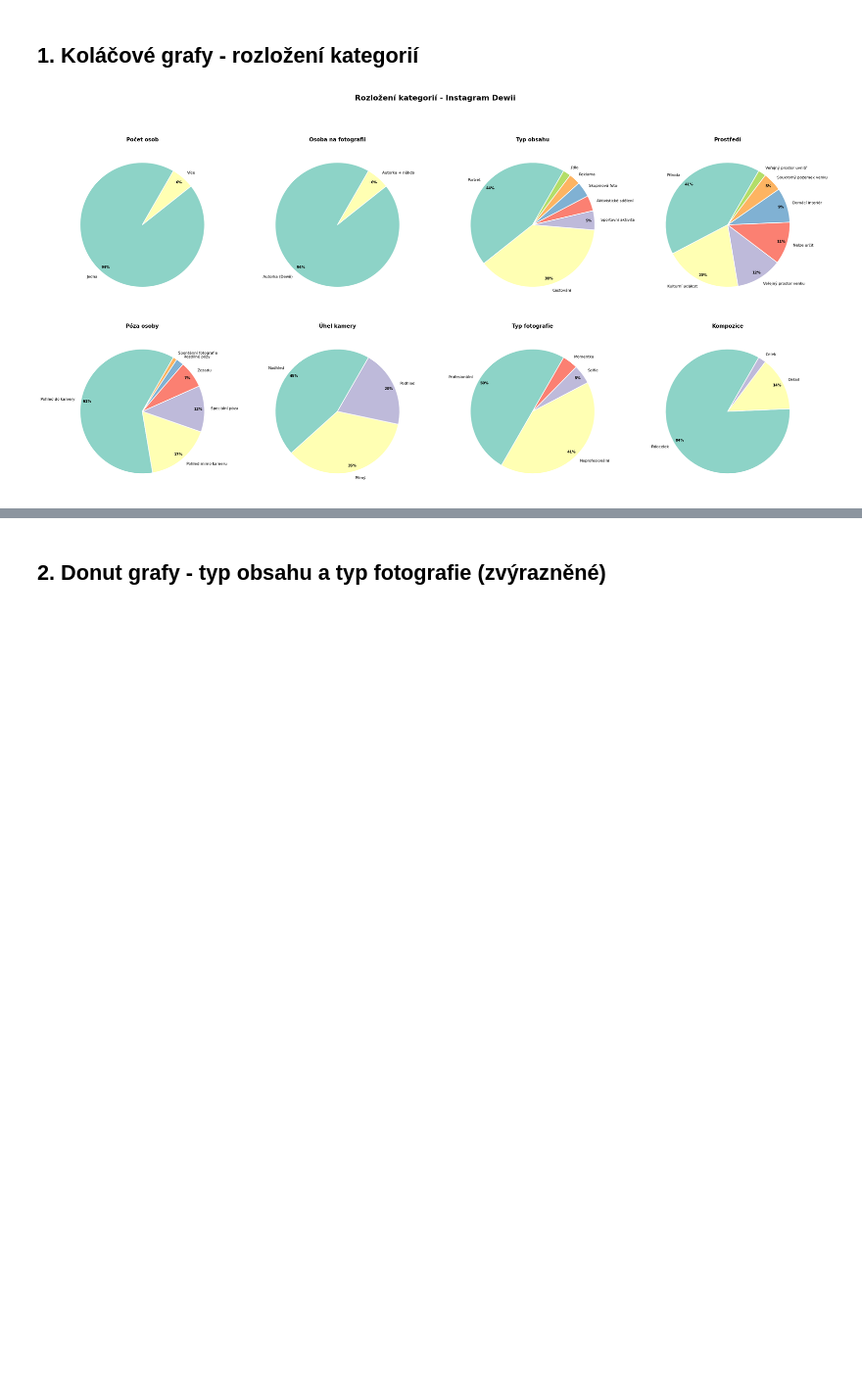
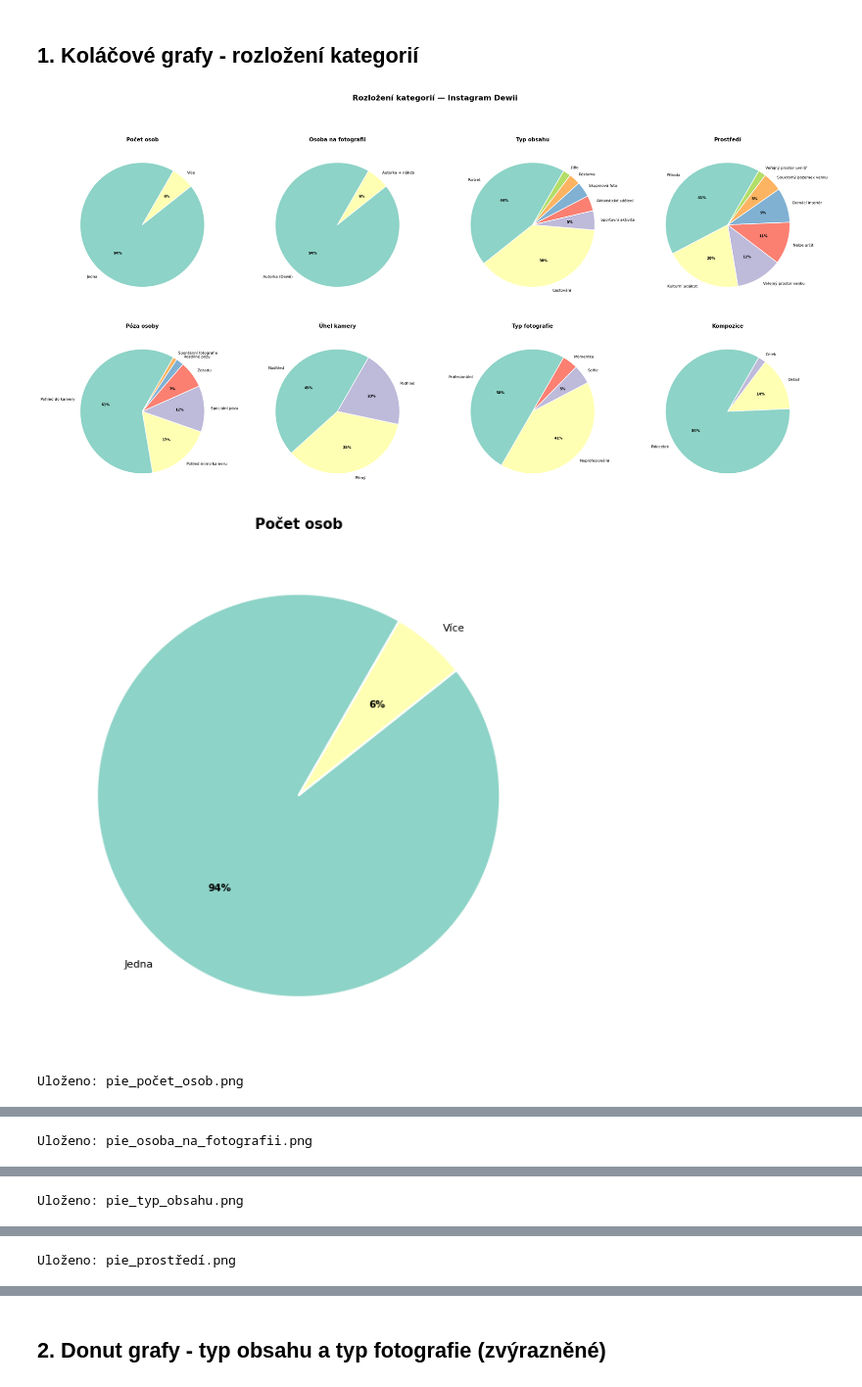
Before and after one commit to terrorgarten/natalie-analysis, a Jupyter notebook: instagram_analysis.ipynb, the cells around one changed output, grey strips where cells are left out. Shown at 98% size. Cells and saved outputs as stored; diff of their text form; code cells hidden in the pictures; blank space fills up the shorter version.

Commit message:
feat(plotting): add separate pie charts

```diff
--- a/instagram_analysis.ipynb
+++ b/instagram_analysis.ipynb
@@ -83,47 +83,52 @@ titles_cs = {
     'úhel_kamery':          'Úhel kamery',
     'typ_fotografie':       'Typ fotografie',
     'kompozice':            'Kompozice',
 }
 
-fig, axes = plt.subplots(2, 4, figsize=(24, 12))
-fig.suptitle('Rozložení kategorií - Instagram Dewii', fontsize=16, fontweight='bold', y=1.01)
-
-palette = plt.cm.Set3.colors
-
-for ax, col in zip(axes.flat, cat_cols):
+def draw_pie(ax, col):
     counts = df_text[col].value_counts()
-    wedge_colors = palette[:len(counts)]
+    wedge_colors = plt.cm.Set3.colors[:len(counts)]
 
     wedges, texts, autotexts = ax.pie(
         counts,
         labels=counts.index,
         autopct='%1.0f%%',
         startangle=60,
         colors=wedge_colors,
-        pctdistance=0.9,
+        pctdistance=0.6,
         labeldistance=1.1,
         wedgeprops=dict(edgecolor='white', linewidth=1.5),
         textprops=dict(fontsize=8),
     )
-
-    # Hide pct text on very small slices to avoid clutter
     for at, count in zip(autotexts, counts):
-        pct = count / counts.sum()
-        if pct < 0.05:
+        if count / counts.sum() < 0.05:
             at.set_visible(False)
         else:
             at.set_fontsize(7.5)
             at.set_fontweight('bold')
-            at.set_color('black')
-
-    # Adjust label font size
     for t in texts:
         t.set_fontsize(8)
-
     ax.set_title(titles_cs[col], fontsize=11, fontweight='bold', pad=12)
 
+# ── Composite image ───────────────────────────────────────────────────────────
+fig, axes = plt.subplots(2, 4, figsize=(24, 12))
+fig.suptitle('Rozložení kategorií — Instagram Dewii', fontsize=16, fontweight='bold', y=1.01)
+for ax, col in zip(axes.flat, cat_cols):
+    draw_pie(ax, col)
 plt.tight_layout(pad=3.0)
 plt.savefig('pie_categories.png', dpi=150, bbox_inches='tight')
 plt.show()
+
+# ── Individual images ─────────────────────────────────────────────────────────
+for col in cat_cols:
+    fig, ax = plt.subplots(figsize=(6, 6))
+    draw_pie(ax, col)
+    fname = f'pie_{col}.png'
+    plt.tight_layout()
+    plt.savefig(fname, dpi=150, bbox_inches='tight')
+    plt.show()
+    print(f'Uloženo: {fname}')
 # %% [output]
-[figure, old version]
+[figure, new version]
+[figure, added]
+Uloženo: pie_počet_osob.png
@@ -129,0 +136 @@ plt.show()
+Uloženo: pie_osoba_na_fotografii.png
@@ -129,0 +138 @@ plt.show()
+Uloženo: pie_typ_obsahu.png
@@ -129,0 +140 @@ plt.show()
+Uloženo: pie_prostředí.png
```
Also changed, not shown: parts of 1 cell of this notebook, 9 other files.
